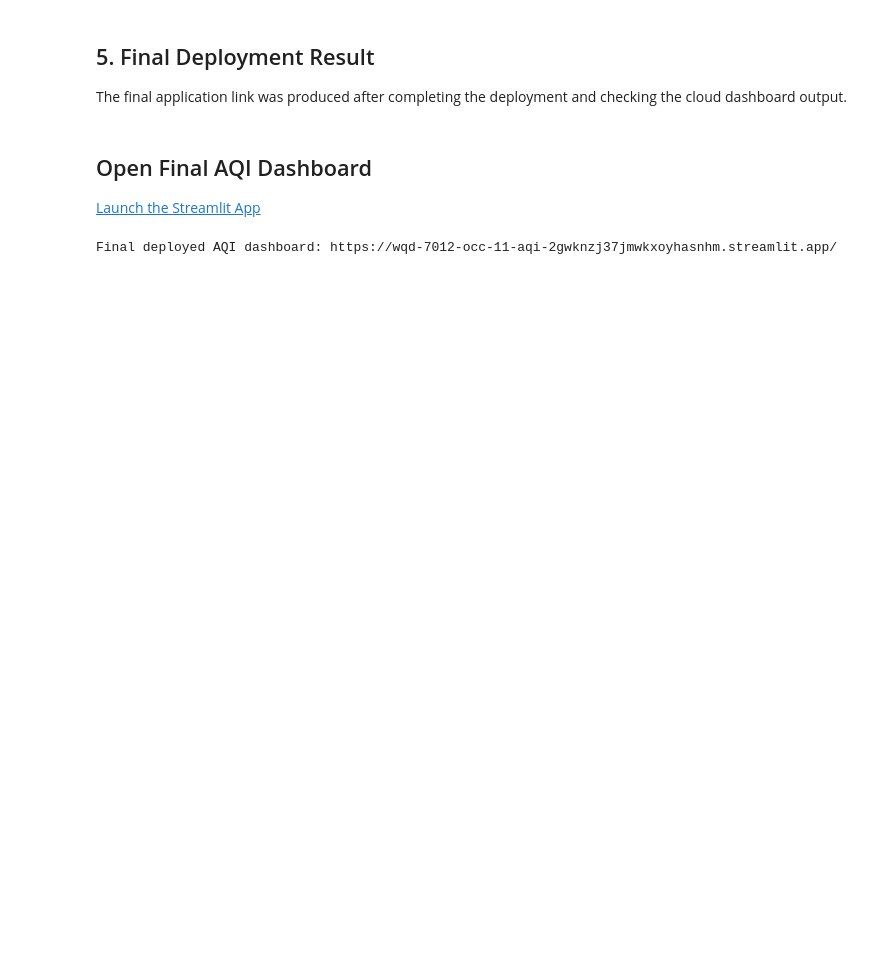
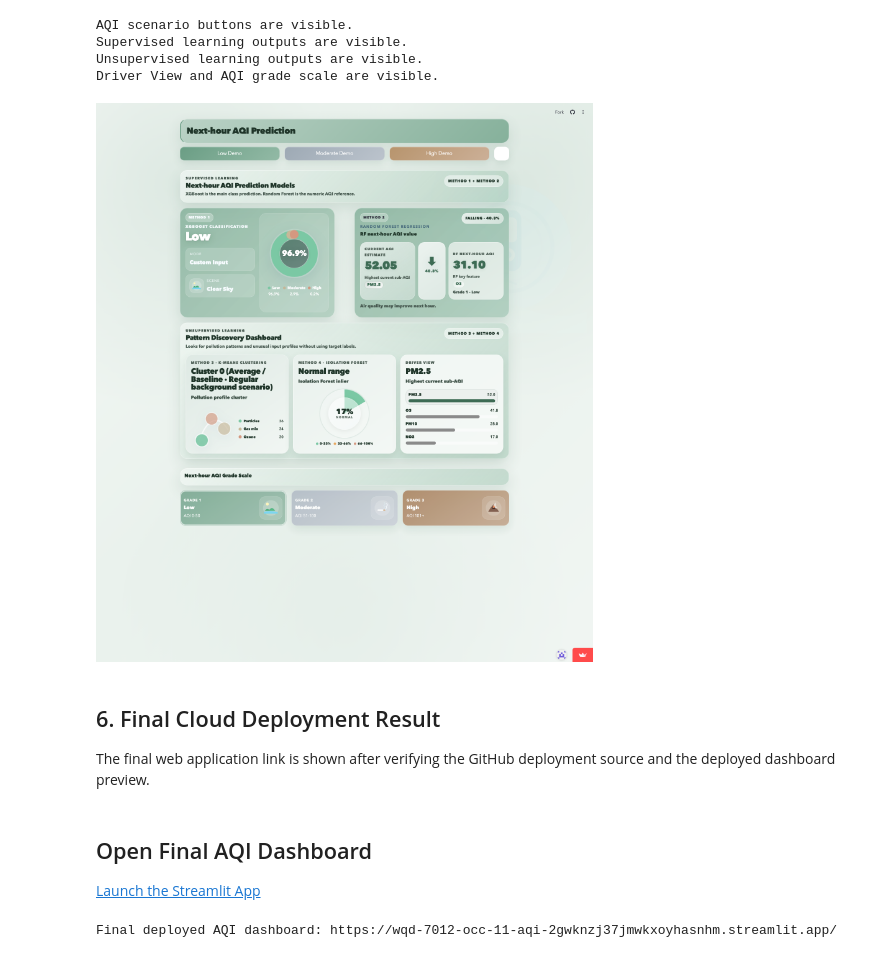
Before and after one commit to Ritchie12233/WQD-7012-OCC-11-AQI, a Jupyter notebook: WQD7012_AQI_Final_Deployment_Google_Colab.ipynb, the cells around one changed output. Drawn from its saved outputs; the diff is of its cells as text; code cells hidden in the pictures; blank space fills up the shorter version.

```diff
--- a/WQD7012_AQI_Final_Deployment_Google_Colab.ipynb
+++ b/WQD7012_AQI_Final_Deployment_Google_Colab.ipynb
@@ -104,5 +156,29 @@ The Driver View and AQI grade scale are visible.
+# %%
+# Section 5
+# Purpose: Display the dashboard preview image from the cloned GitHub deployment source.
+preview_image = PROJECT_DIR / "assets" / "dashboard_preview.png"
+if not preview_image.exists():
+    raise FileNotFoundError("Dashboard preview image was not found in the cloned GitHub repository.")
+
+preview_checks = [
+    "AQI scenario buttons are visible.",
+    "Supervised learning outputs are visible.",
+    "Unsupervised learning outputs are visible.",
+    "Driver View and AQI grade scale are visible.",
+]
+
+for check_item in preview_checks:
+    print(check_item)
+
+display(Image(filename=str(preview_image), width=900))
+# %% [output]
+AQI scenario buttons are visible.
+Supervised learning outputs are visible.
+Unsupervised learning outputs are visible.
+Driver View and AQI grade scale are visible.
+[figure, added]
 # %% [markdown]
-## 5. Final Deployment Result
+## 6. Final Cloud Deployment Result
 
-The final application link was produced after completing the deployment and checking the cloud dashboard output.
+The final web application link is shown after verifying the GitHub deployment source and the deployed dashboard preview.
 # %%
```
Also changed, not shown: parts of 19 cells of this notebook.
